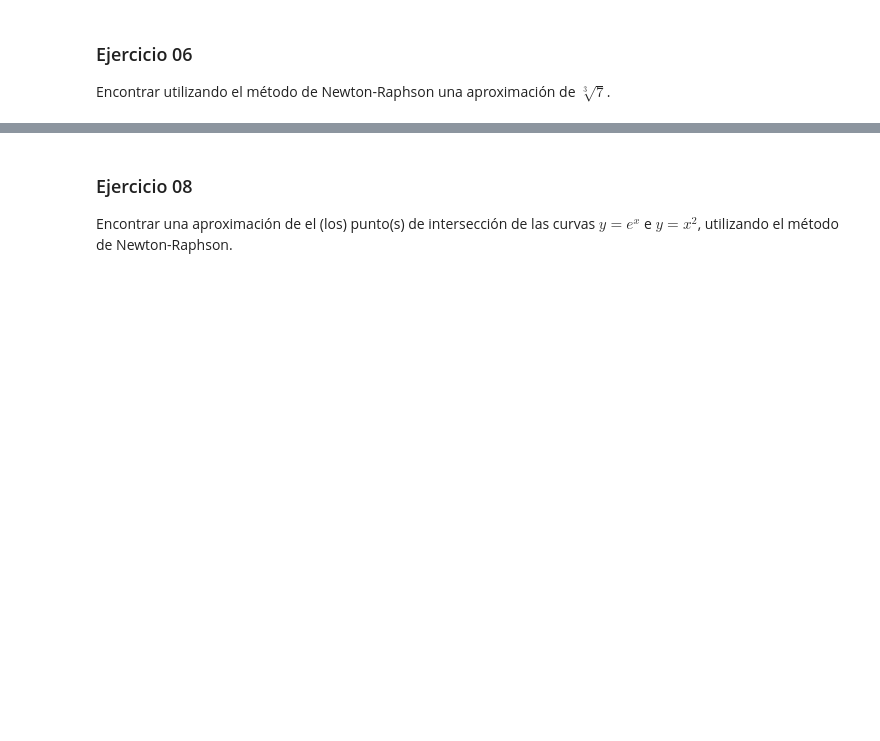
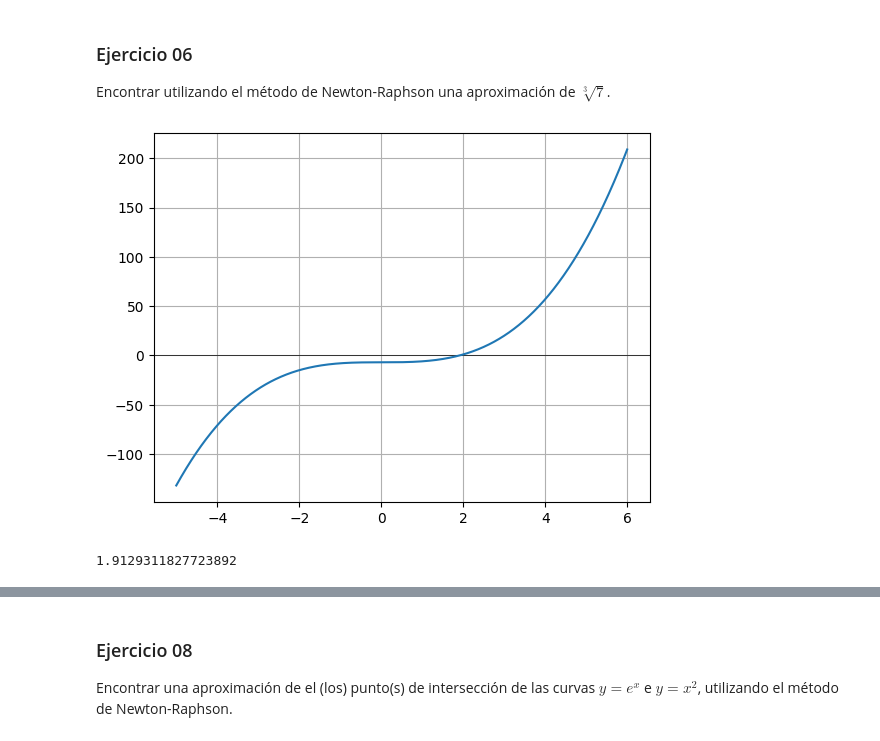
Before and after one commit to NelsonCereno/EDO_LAB, a Jupyter notebook: EDO/Clase 06 Método de Bisección y Newton Raphson.ipynb, the cells around one changed output, grey strips where cells are left out. Cells and saved outputs as stored; diff of their text form; code cells hidden in the pictures; blank space fills up the shorter version.

```diff
--- a/EDO/Clase 06 Método de Bisección y Newton Raphson.ipynb
+++ b/EDO/Clase 06 Método de Bisección y Newton Raphson.ipynb
@@ -270,6 +304,22 @@ en el intervalo $[-0.5,\, 1]$ mediante el método de Newton-Raphson, si es posib
 ### Ejercicio 06
 
 Encontrar utilizando el método de Newton-Raphson una aproximación de $\sqrt[3]{7}$.
+# %%
+def f(x): return (x**3)-7
+def df(x): return 3*x**2
+
+#ahora hacemos el gráfico:
+x=np.linspace(-5,6,1000)
+y=f(x)
+plt.axhline(0, color='black', linewidth=0.5)
+plt.plot(x,y)
+plt.grid()
+# %% [output]
+[figure, added]
+# %%
+newton_raphson(2,f,df,0.000001)
+# %% [output]
+1.9129311827723892
 # %% [markdown]
 ### Ejercicio 07
 
```
Also changed, not shown: parts of 17 cells of this notebook, 1 other file.
